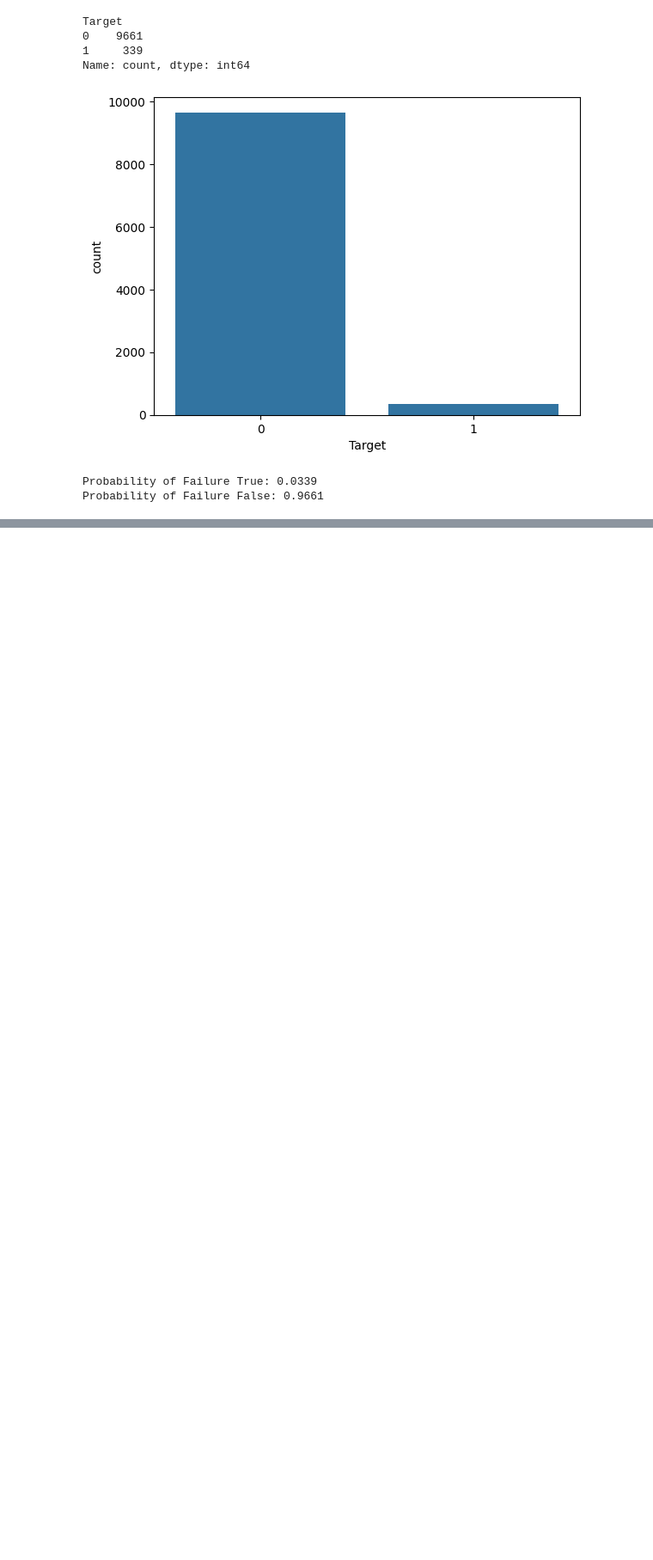
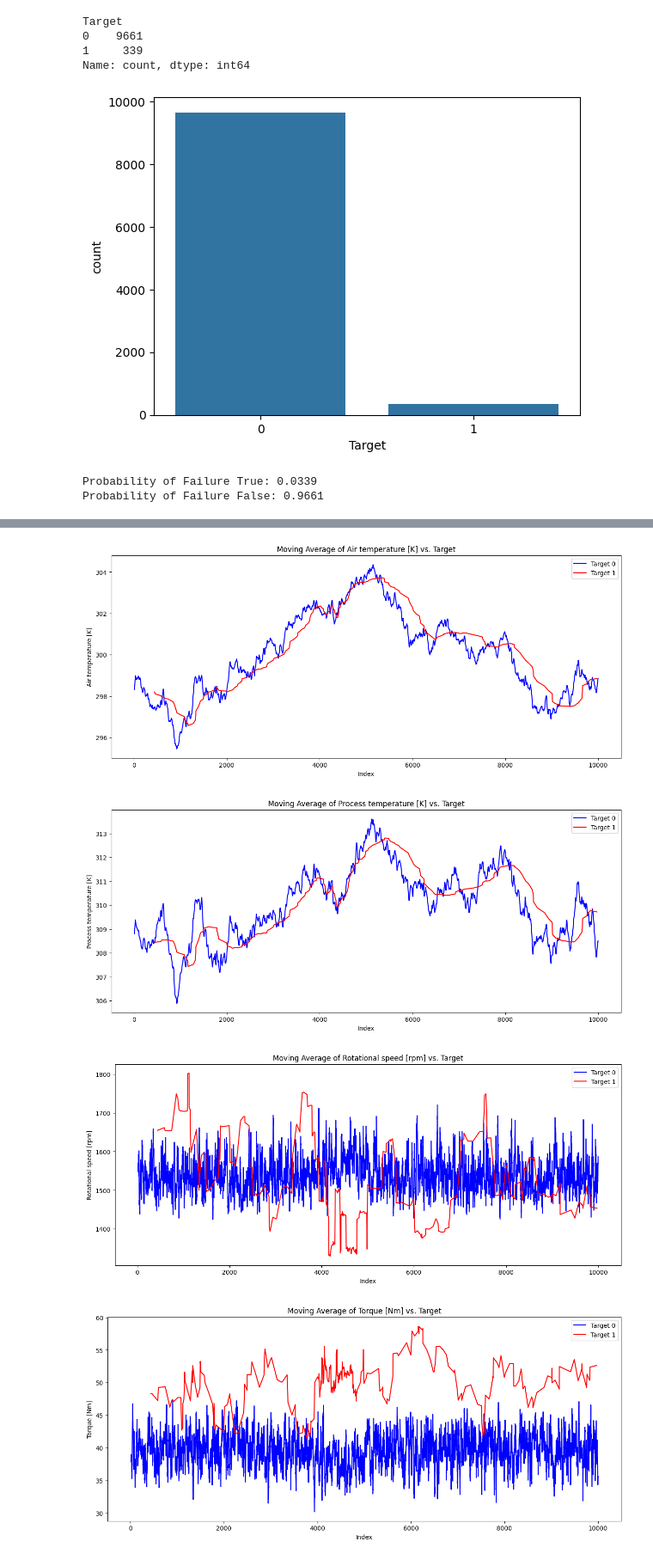
Before and after one commit to PriyanshuR23/Industrial_IOT_Predictive_Maintenance, a Jupyter notebook: Industrial_fan_Visualizations.ipynb, the cells around one changed output, grey strips where cells are left out. Shown at 86% size. Drawn from its saved outputs; the diff is of its cells as text; code cells hidden in the pictures; blank space fills up the shorter version.

Commit message:
Additional Visualization

```diff
--- a/Industrial_fan_Visualizations.ipynb
+++ b/Industrial_fan_Visualizations.ipynb
@@ -235,0 +255,25 @@ Probability of Failure False: 0.9661
+# %%
+for sensor in df.columns:
+  if sensor != 'Target' and pd.api.types.is_numeric_dtype(df[sensor]):
+    plt.figure(figsize=(15, 6))
+
+    # Calculate the rolling mean for target 0 and 1 separately
+    df_target_0 = df[df['Target'] == 0]
+    rolling_mean_0 = df_target_0[sensor].rolling(window=15).mean()
+
+    df_target_1 = df[df['Target'] == 1]
+    rolling_mean_1 = df_target_1[sensor].rolling(window=15).mean()
+
+    # Plot the rolling mean for target 0 and 1
+    plt.plot(rolling_mean_0, label='Target 0', color='blue')
+    plt.plot(rolling_mean_1, label='Target 1', color='red')
+    plt.title(f'Moving Average of {sensor} vs. Target')
+    plt.xlabel('Index')
+    plt.ylabel(sensor)
+    plt.legend()
+    plt.show()
+# %% [output]
+[figure, added]
+[figure, added]
+[figure, added]
+[figure, added]
```
Also changed, not shown: parts of 6 cells of this notebook.
